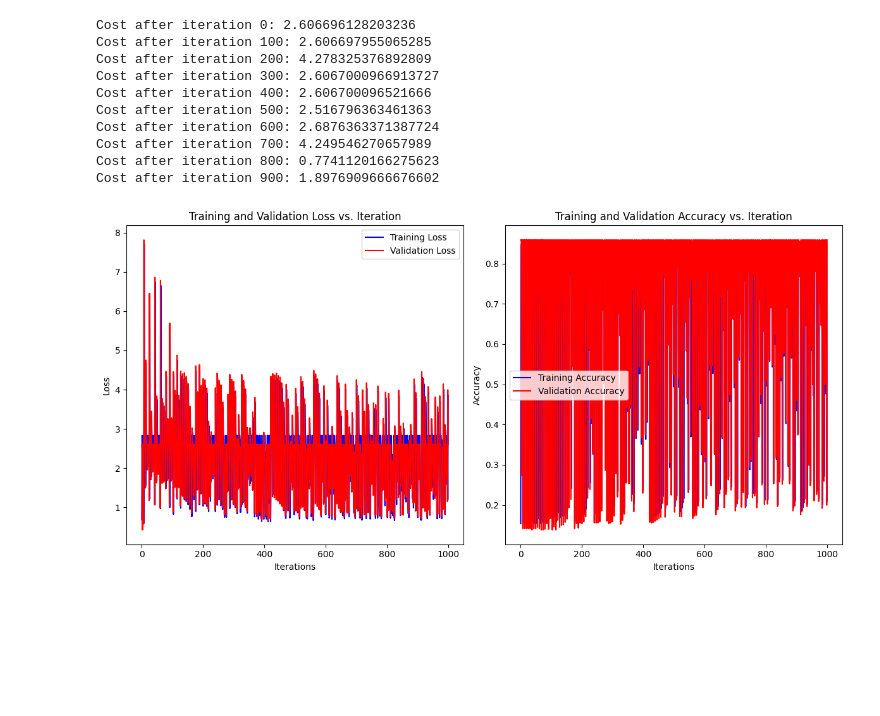
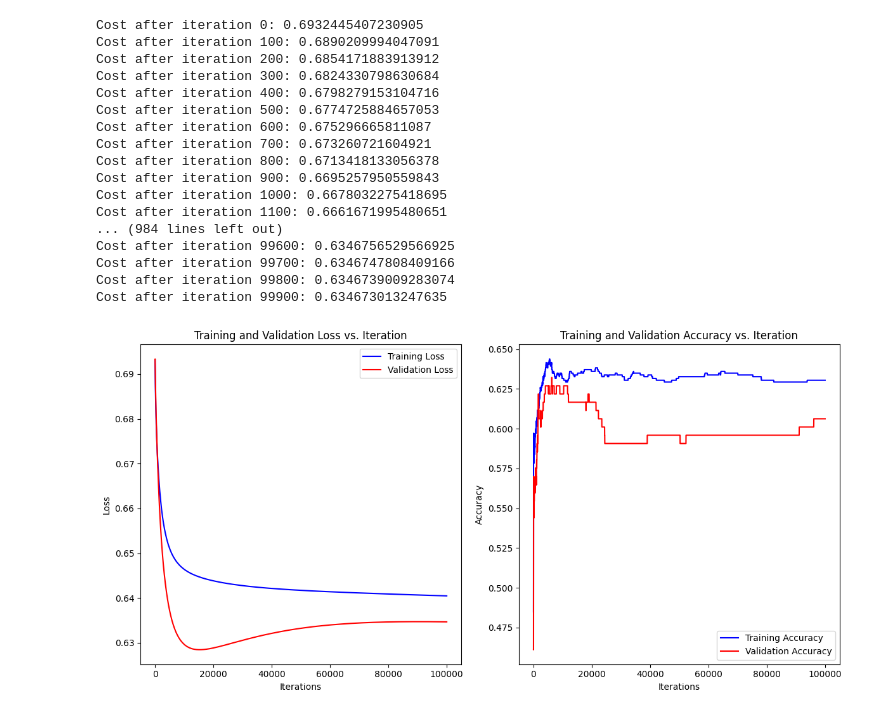
Before and after one commit to himangg/ML-Assignments, a Jupyter notebook: Assignment 1/SectionB.ipynb, the cells around one changed output. Saved outputs shown, nothing was run; the diff lists cells and outputs as text; code cells hidden in the pictures; blank space fills up the shorter version.

```diff
--- a/Assignment 1/SectionB.ipynb
+++ b/Assignment 1/SectionB.ipynb
@@ -13,6 +13,22 @@ columns_to_fill = ['totChol', 'BMI', 'glucose', "heartRate"]
 means = dataset[columns_to_fill].mean()
 dataset[columns_to_fill] = dataset[columns_to_fill].fillna(means)
 
+
+
+print(dataset['HeartDisease'].value_counts())
+
+majority_class = dataset[dataset['HeartDisease'] == 0]
+minority_class = dataset[dataset['HeartDisease'] == 1]
+
+majority_class_undersampled = majority_class.sample(len(minority_class), random_state=42)
+
+undersampled_dataset = pd.concat([majority_class_undersampled, minority_class])
+undersampled_dataset = undersampled_dataset.sample(frac=1, random_state=42).reset_index(drop=True)
+dataset = undersampled_dataset
+
+print(dataset['HeartDisease'].value_counts())
+
+
 from sklearn.model_selection import train_test_split
 trainSet, tempSet = train_test_split(dataset, test_size=0.30, random_state=42)
 valSet, testSet = train_test_split(tempSet, test_size=0.50, random_state=42)
@@ -79,47 +103,54 @@ X_train = trainSet.iloc[:, :-1].values
 y_train = trainSet.iloc[:, -1].values
 X_val = valSet.iloc[:, :-1].values
 y_val = valSet.iloc[:, -1].values
-iterations = 1000
-learning_rate = 0.001
+iterations = 100000
+learning_rate = 0.00001
 
 weights, bias, train_cost_history, train_accuracy_history, val_cost_history, val_accuracy_history, val_y_pred = LogisticRegressionBatchGD(X_train, y_train,X_val, y_val, learning_rate, iterations)
 
 import matplotlib.pyplot as plt
 # Plotting
 plt.figure(figsize=(12, 6))
 
 # Training Loss
 plt.subplot(1, 2, 1)
 plt.plot(train_cost_history, label='Training Loss', color='blue')
 plt.plot(val_cost_history, label='Validation Loss', color='red')
 plt.xlabel('Iterations')
 plt.ylabel('Loss')
 plt.title('Training and Validation Loss vs. Iteration')
 plt.legend()
 
 # Training and Validation Accuracy
 plt.subplot(1, 2, 2)
 plt.plot(train_accuracy_history, label='Training Accuracy', color='blue')
 plt.plot(val_accuracy_history, label='Validation Accuracy', color='red')
 plt.xlabel('Iterations')
 plt.ylabel('Accuracy')
 plt.title('Training and Validation Accuracy vs. Iteration')
 plt.legend()
 
 plt.tight_layout()
 plt.show()
 # %% [output]
-Cost after iteration 0: 2.606696128203236
-Cost after iteration 100: 2.606697955065285
-Cost after iteration 200: 4.278325376892809
-Cost after iteration 300: 2.6067000966913727
-Cost after iteration 400: 2.606700096521666
-Cost after iteration 500: 2.516796363461363
-Cost after iteration 600: 2.6876363371387724
-Cost after iteration 700: 4.249546270657989
-Cost after iteration 800: 0.7741120166275623
-Cost after iteration 900: 1.8976909666676602
+Cost after iteration 0: 0.6932445407230905
+Cost after iteration 100: 0.6890209994047091
+Cost after iteration 200: 0.6854171883913912
+Cost after iteration 300: 0.6824330798630684
+Cost after iteration 400: 0.6798279153104716
+Cost after iteration 500: 0.6774725884657053
+Cost after iteration 600: 0.675296665811087
+Cost after iteration 700: 0.673260721604921
+Cost after iteration 800: 0.6713418133056378
+Cost after iteration 900: 0.6695257950559843
+Cost after iteration 1000: 0.6678032275418695
+Cost after iteration 1100: 0.6661671995480651
+... (984 lines left out)
+Cost after iteration 99600: 0.6346756529566925
+Cost after iteration 99700: 0.6346747808409166
+Cost after iteration 99800: 0.6346739009283074
+Cost after iteration 99900: 0.634673013247635
-[figure, old version]
+[figure, new version]
 # %%
 from sklearn.preprocessing import MinMaxScaler
 
```
Also changed, not shown: parts of 6 cells of this notebook, 1 other file.
